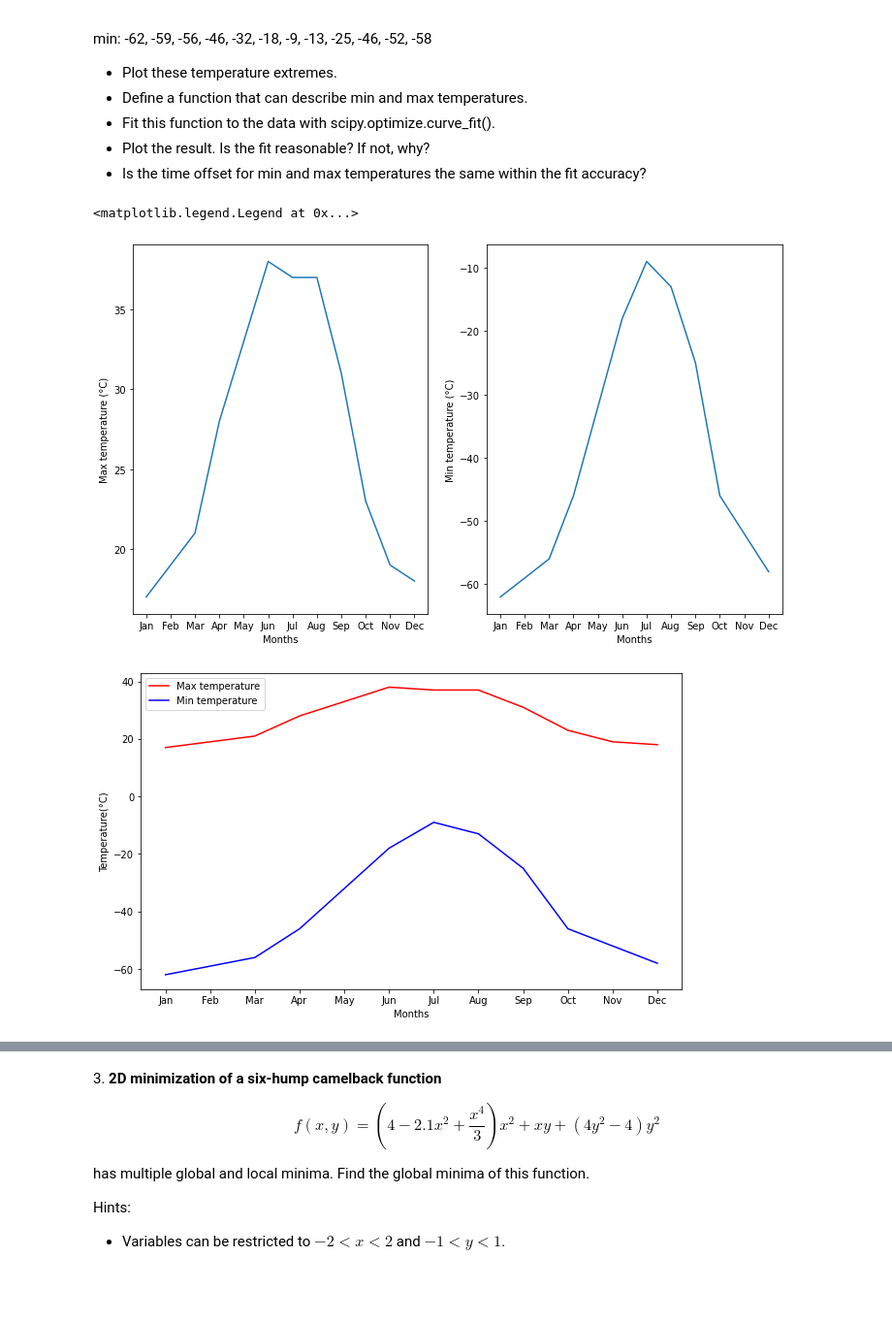
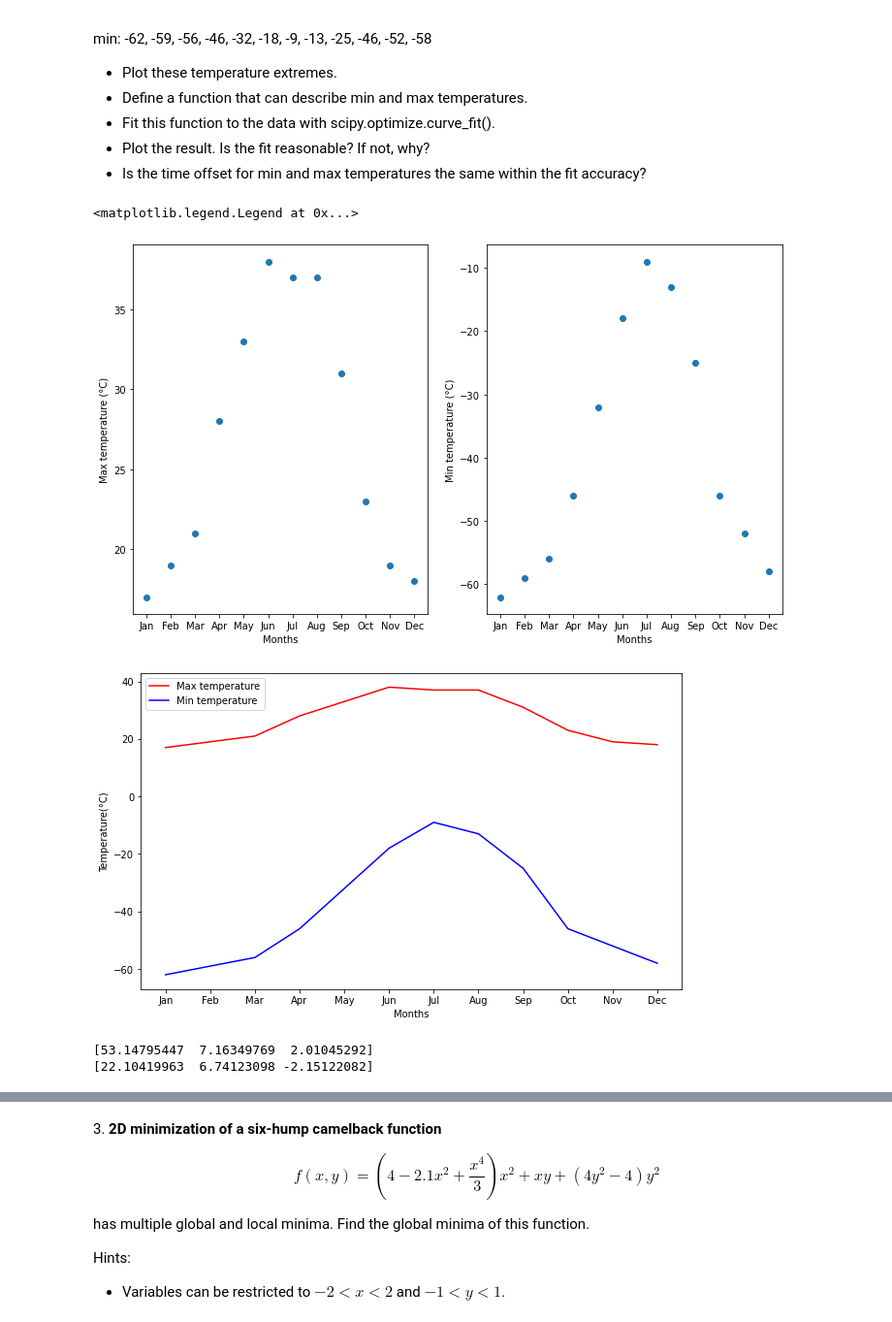
Before and after one commit to Sara-Munafo/LaboratoryOfComputationalPhysics_Y5, a Jupyter notebook: 09_Algorithms_exercises.ipynb, the cells around one changed output, grey strips where cells are left out. Shown: that part at 97% size. Saved outputs shown, nothing was run; the diff lists cells and outputs as text; code cells hidden in the pictures; blank space fills up the shorter version.

```diff
--- a/09_Algorithms_exercises.ipynb
+++ b/09_Algorithms_exercises.ipynb
@@ -82,25 +82,26 @@ min: -62, -59, -56, -46, -32, -18, -9, -13, -25, -46, -52, -58
 # %%
 max_temp = [17,19, 21, 28, 33, 38, 37, 37, 31, 23, 19, 18]
 min_temp = [-62, -59, -56, -46, -32, -18, -9, -13, -25, -46, -52, -58]
 months ={'Jan':1, 'Feb':2, 'Mar':3, 'Apr':4, 'May':5, 'Jun':6, 'Jul':7, 'Aug':8, 'Sep':9, 'Oct':10, 'Nov':11, 'Dec':12}
+months_n = [i for i in range(1,13)]
 
 fig, (ax1,ax2) = plt.subplots(nrows=1, ncols=2, figsize=(12, 7))
 
-ax1.plot(months.keys(), max_temp)
+ax1.scatter(months.keys(), max_temp)
 ax1.set_xlabel('Months')
 ax1.set_ylabel('Max temperature (°C)')
 
-ax2.plot(months.keys(), min_temp)
+ax2.scatter(months.keys(), min_temp)
 ax2.set_xlabel('Months')
 ax2.set_ylabel('Min temperature (°C)')
 
 fig, ax = plt.subplots(figsize=(10, 6))
 ax.plot(months.keys(), max_temp, color='r',label="Max temperature")
 ax.plot(months.keys(), min_temp, color='b', label="Min temperature")
 ax.set_xlabel('Months')
 ax.set_ylabel('Temperature(°C)')
 ax.legend(loc='upper left')
 # %% [output]
 <matplotlib.legend.Legend at 0x...>
-[figure, old version]
+[figure, new version]
 [figure]
@@ -106,0 +114,10 @@ ax.legend(loc='upper left')
+# %%
+from scipy import optimize
+params_min, params_covariance_min = optimize.curve_fit(f_min, months_n, min_temp, p0=[3,7,3])
+print(params_min)
+
+params_max, params_covariance_max = optimize.curve_fit(f_max, months_n, max_temp, p0=[3,7,3])
+print(params_max)
+# %% [output]
+[53.14795447  7.16349769  2.01045292]
+[22.10419963  6.74123098 -2.15122082]
```
Also changed, not shown: parts of 2 cells of this notebook.
